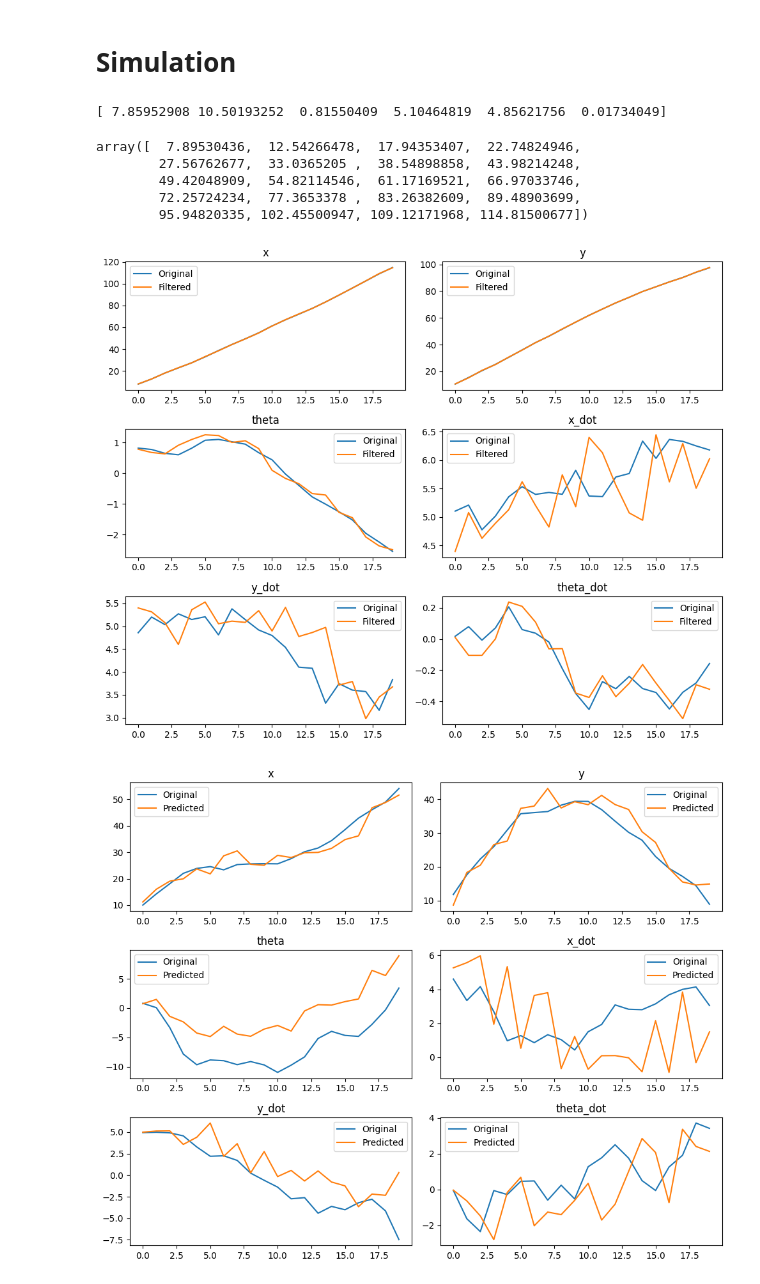
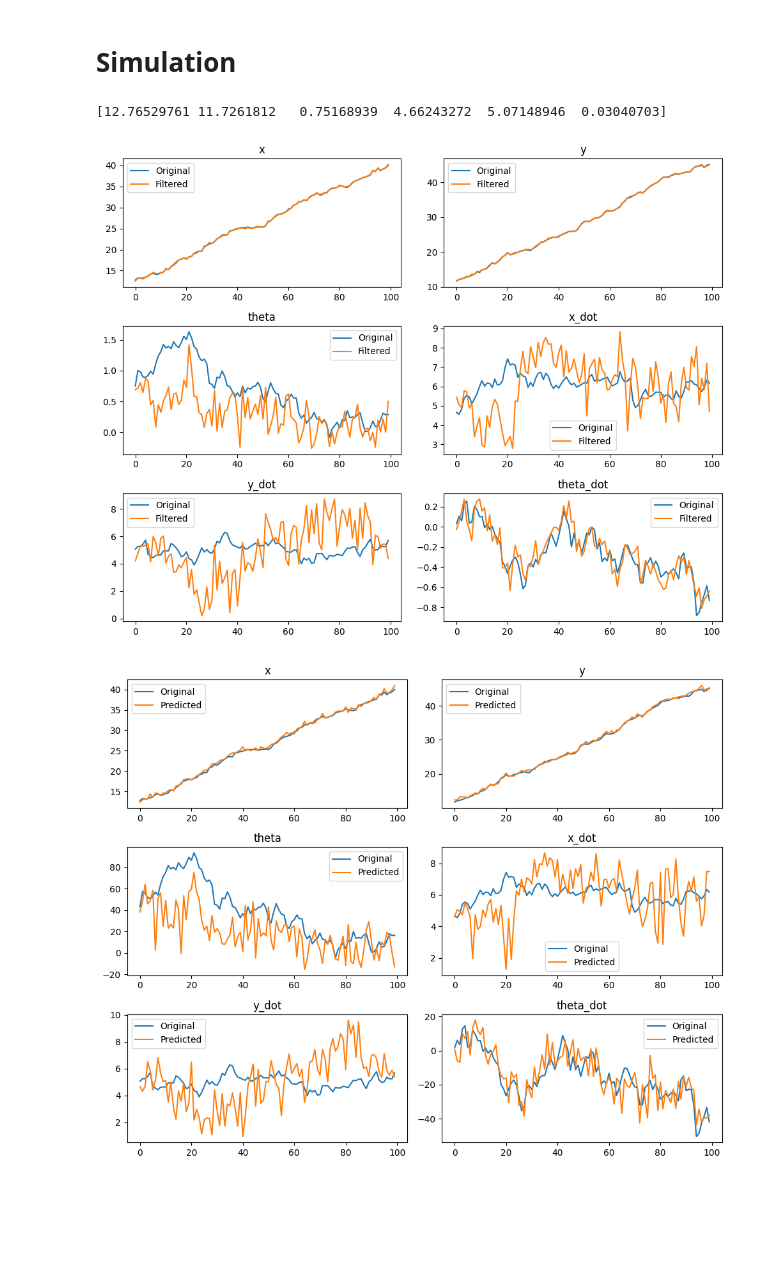
Before and after one commit to marinPh/mobileRobt38, a Jupyter notebook: Kalman_controller.ipynb, the cells around one changed output. Cells and saved outputs as stored; diff of their text form; code cells hidden in the pictures; blank space fills up the shorter version.

```diff
--- a/Kalman_controller.ipynb
+++ b/Kalman_controller.ipynb
@@ -4,6 +5,6 @@ import matplotlib.pyplot as plt
 # %%
 L = 1
-Ts = 1
+Ts = 0.05
 K_rotation = L/Ts
 K_translation = 1/Ts
 
@@ -147,9 +162,9 @@ W = np.diag([0.1,0.1,0.01,0.1,0.1,0.01])
 V_c = np.diag([0.01,0.01,0.01,0.01])
 
 
-N = 20 # Durée expérience
+N = 100 # Durée expérience
 
-z=np.zeros((6,20))
+z=np.zeros((6,N))
 
 z[:,0] = generating_z_prediction(z_mean_0, z_cov_0)
 
@@ -159,7 +174,7 @@ for i in range(1,N):
 
 print(z[:,0])
 # %% [output]
-[ 7.85952908 10.50193252  0.81550409  5.10464819  4.85621756  0.01734049]
+[12.76529761 11.7261812   0.75168939  4.66243272  5.07148946  0.03040703]
 # %%
 z_0_minus_1 = z_mean_0
 
@@ -198,11 +214,3 @@ z_filtered_array = z_filtered_array.T
-# %%
-z_filtered_array[0,:]
-# %% [output]
-array([  7.89530436,  12.54266478,  17.94353407,  22.74824946,
-        27.56762677,  33.0365205 ,  38.54898858,  43.98214248,
-        49.42048909,  54.82114546,  61.17169521,  66.97033746,
-        72.25724234,  77.3653378 ,  83.26382609,  89.48903699,
-        95.94820335, 102.45500947, 109.12171968, 114.81500677])
 # %%
 for i in range(N):
     z_filtered_array[:,i] = generating_z_prediction(z_filtered_array[:,i], sigma_filtered[i])
@@ -229,34 +237,37 @@ plt.tight_layout()
 # Show the plot
 plt.show()
 # %% [output]
-[figure, old version]
+[figure, new version]
 # %%
 z_predicted_array = np.array(z_predicted)
 z_predicted_array = z_predicted_array.T
 # %%
-for i in range(N):
+for i in range(1,N+1):
     z_predicted_array[:,i] = generating_z_prediction(z_predicted_array[:,i], sigma_predicted[i])
 # %%
 # Define the titles for each subplot
 titles = ["x", "y", "theta", "x_dot", "y_dot", "theta_dot"]
 
 # Create a figure and a set of subplots
 fig, axes = plt.subplots(3, 2, figsize=(10, 8))
 
 # Flatten the axes array for easy iteration
 axes = axes.flatten()
 
 # Plot each row of z and z_filtered_array on its corresponding subplot
 for i in range(6):
-    axes[i].plot(z[i, :], label='Original')
-    axes[i].plot(z_predicted_array[i, :-1], label='Predicted')
+    gamma = 1
+    if i == 2 or i == 5:
+        gamma = 180/np.pi
+    axes[i].plot(gamma*z[i, :], label='Original')
+    axes[i].plot(gamma*z_predicted_array[i, 1:], label='Predicted')
     axes[i].set_title(titles[i])
     axes[i].legend()
 
 # Adjust layout to prevent overlap
 plt.tight_layout()
 
 # Show the plot
 plt.show()
 # %% [output]
-[figure, old version]
+[figure, new version]
```
Also changed, not shown: parts of 7 cells of this notebook.
